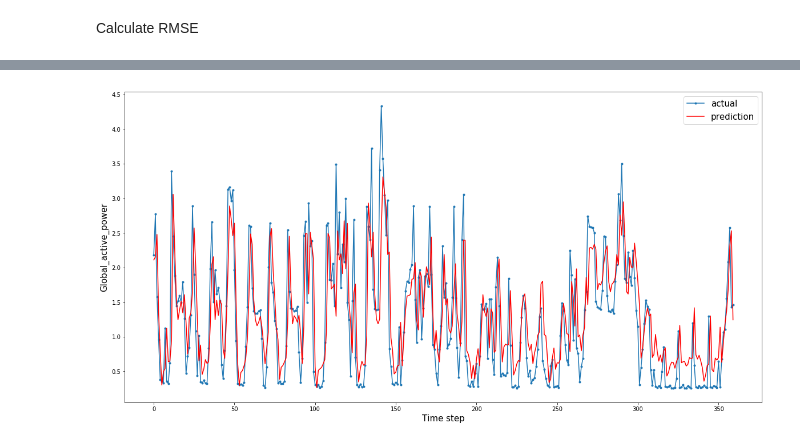
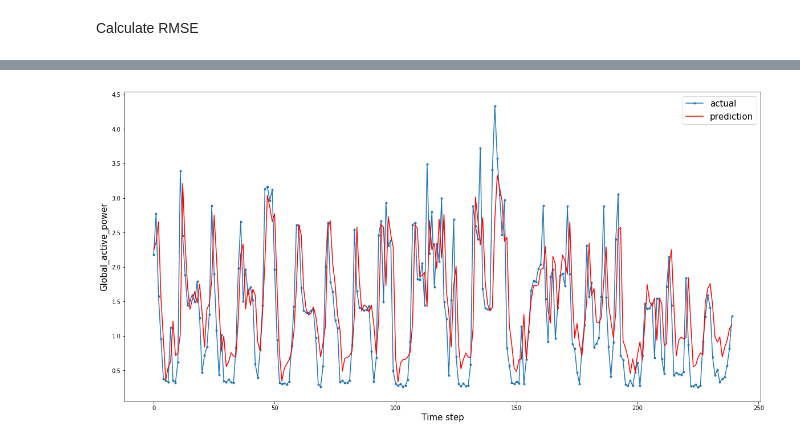
Before and after one commit to gujgicza/NagyAdat-HF, a Jupyter notebook: consumption_prediction.ipynb, the cells around one changed output, grey strips where cells are left out. Saved outputs shown, nothing was run; the diff lists cells and outputs as text; code cells hidden in the pictures.

```diff
--- a/consumption_prediction.ipynb
+++ b/consumption_prediction.ipynb
@@ -297,14 +280,14 @@ Test RMSE: 0.556
 # %%
-# compare the predictions in 15 days.
+# compare the predictions in 10 days.
 
-compate_time = 24*15
+compate_time = 24*10
 aa=[x for x in range(compate_time)]
 plt.figure(figsize=[20, 10])
 plt.plot(aa, inv_y[:compate_time], marker='.', label="actual")
 plt.plot(aa, inv_yhat[:compate_time], 'r', label="prediction")
 plt.ylabel('Global_active_power', size=15)
 plt.xlabel('Time step', size=15)
 plt.legend(fontsize=15)
 plt.show()
 # %% [output]
-[figure, old version]
+[figure, new version]
```
Also changed, not shown: parts of 6 cells of this notebook.
